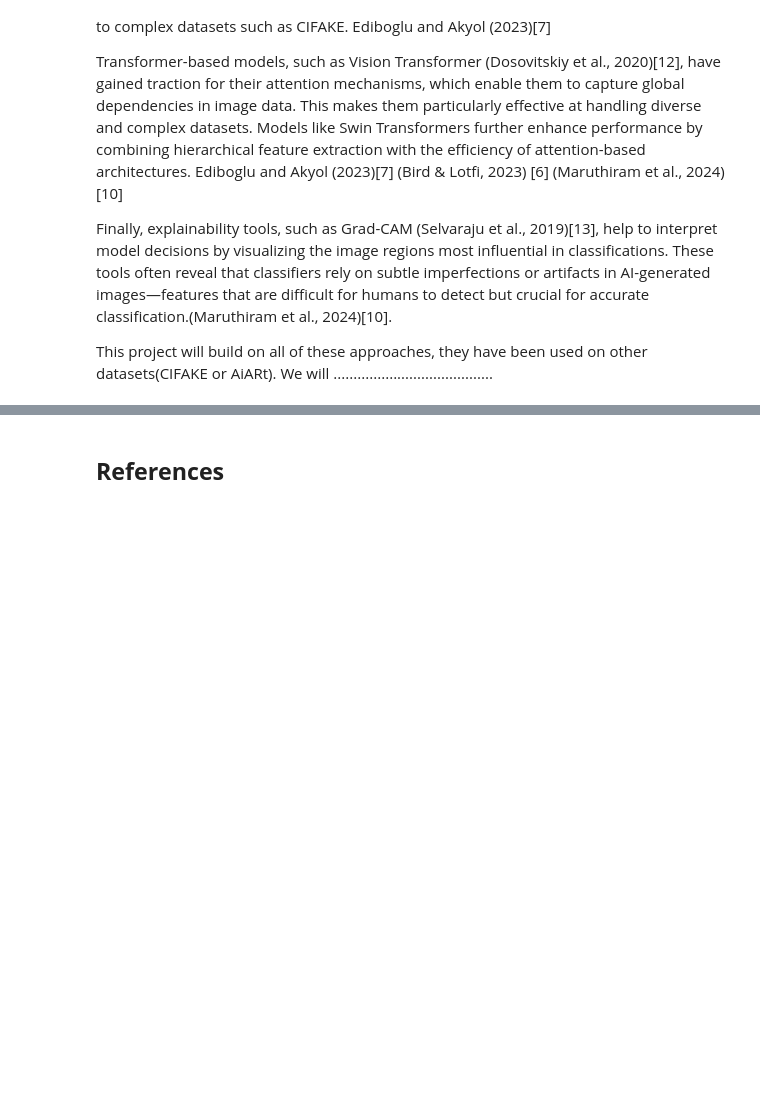
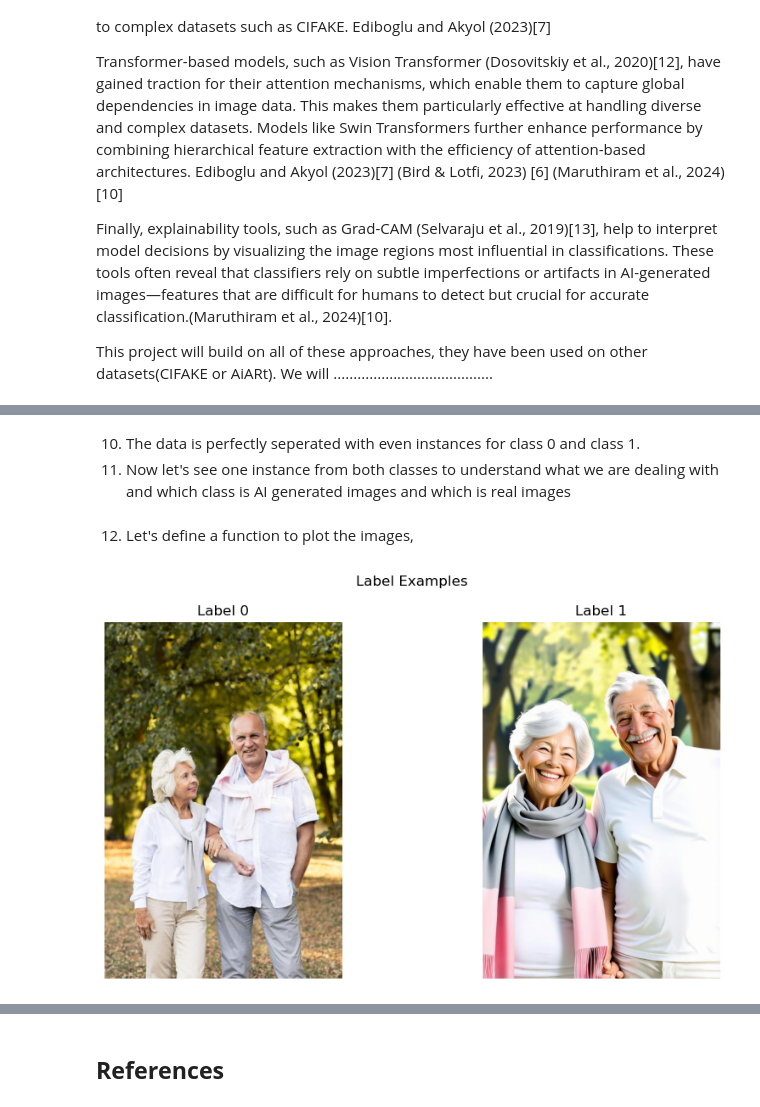
Before and after one commit to AsenSirakov/Deep_Learning_2024_Soft_uni, a Jupyter notebook: Project/Ai_vs_real_images_classification.ipynb, the cells around one changed output, grey strips where cells are left out. Saved outputs shown, nothing was run; the diff lists cells and outputs as text; code cells hidden in the pictures; blank space fills up the shorter version.

```diff
--- a/Project/Ai_vs_real_images_classification.ipynb
+++ b/Project/Ai_vs_real_images_classification.ipynb
@@ -54,0 +84,3 @@ NOTE: I am working on v1 of the dataset, which was updated on 22/01/2025. The di
+# %%
+train_df["file_name"] = train_df["file_name"].str.replace("train_data/", "", regex=False)
+train_df = train_df.drop(columns=["Unnamed: 0"])
@@ -54,0 +134,43 @@ NOTE: I am working on v1 of the dataset, which was updated on 22/01/2025. The di
+# %% [markdown]
+10. The data is perfectly seperated with even instances for class 0 and class 1.
+11. Now let's see one instance from both classes to understand what we are dealing with and which class is AI generated images and which is real images
+# %%
+label_images = train_df.groupby('label').first()['file_name']
+train_images_path = 'train_data'
+# %% [markdown]
+12. Let's define a function to plot the images,
+# %%
+def plot_images(image_paths, labels, title="Label Examples"):
+    """
+    Plot a series of images with their corresponding labels.
+
+    Args:
+        image_paths (list of str): List of file paths to the images to be displayed.
+        labels (list of int or str): List of labels corresponding to each image.
+        title (str, optional): Title of the entire plot. Default is "Label Examples".
+
+    Returns:
+        None: The function displays a matplotlib plot but does not return anything.
+
+    Example:
+        image_paths = ["path/to/image1.jpg", "path/to/image2.jpg"]
+        labels = [0, 1]
+        plot_images(image_paths, labels, title="Sample Images")
+    """
+    plt.figure(figsize=(10, 5))
+    for idx, (img_path, label) in enumerate(zip(image_paths, labels)):
+        img = Image.open(img_path)
+        plt.subplot(1, len(labels), idx + 1)
+        plt.imshow(img)
+        plt.title(f"Label {label}")
+        plt.axis("off")
+    plt.suptitle(title)
+    plt.tight_layout()
+    plt.show()
+# %%
+image_paths = [os.path.join(train_images_path, img) for img in label_images]
+labels = label_images.index.tolist()
+# %%
+plot_images(image_paths, labels)
+# %% [output]
+[figure, added]
```
Also changed, not shown: parts of 15 cells of this notebook.
